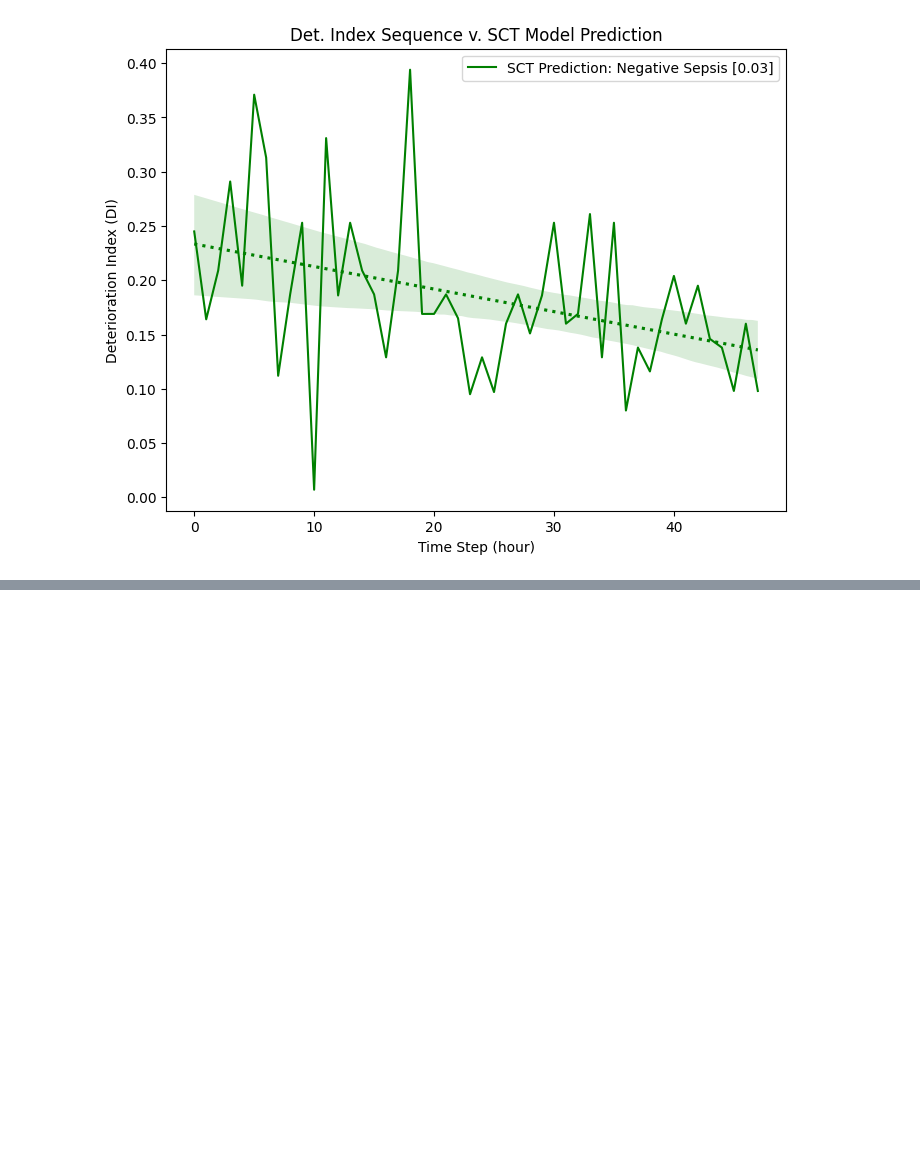
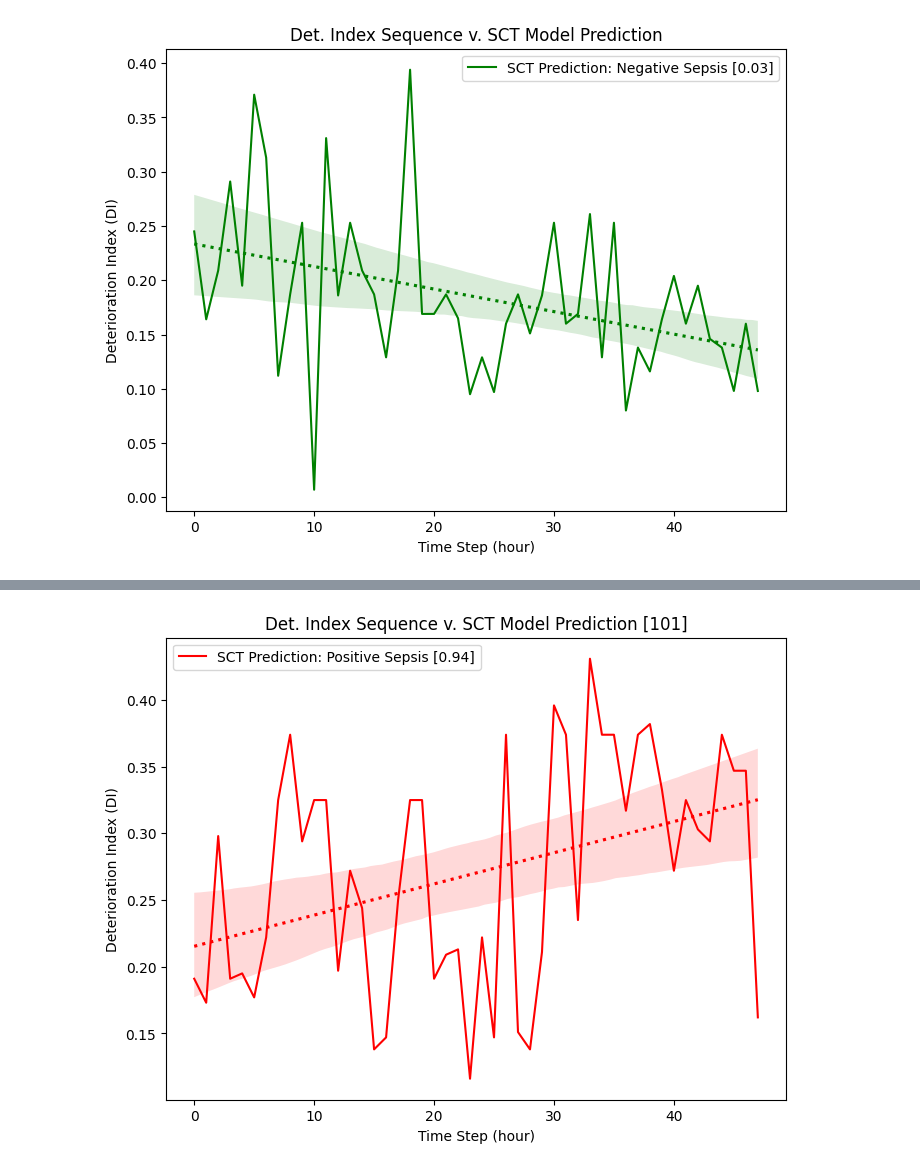
Before and after one commit to t4ai/early-sepsis-prediction, a Jupyter notebook: 6.0 - Test Model Predictions.ipynb, the cells around one changed output, grey strips where cells are left out. Saved outputs shown, nothing was run; the diff lists cells and outputs as text; code cells hidden in the pictures; blank space fills up the shorter version.

```diff
--- a/6.0 - Test Model Predictions.ipynb
+++ b/6.0 - Test Model Predictions.ipynb
@@ -140,0 +167,4 @@ visualize_random_patient()
+# %%
+# test some individual preds
+visualize_random_patient()
+# %% [output]
@@ -140,0 +172 @@ visualize_random_patient()
+[figure, added]
```
Also changed, not shown: parts of 9 cells of this notebook.
